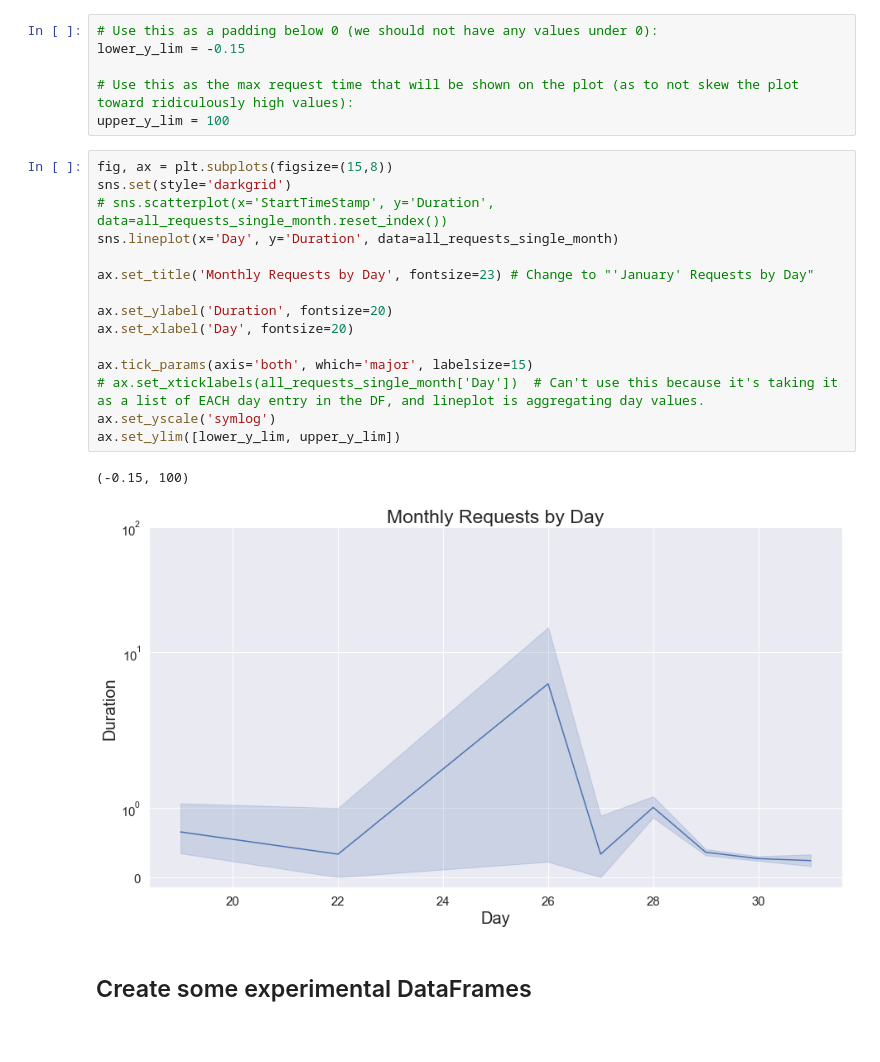
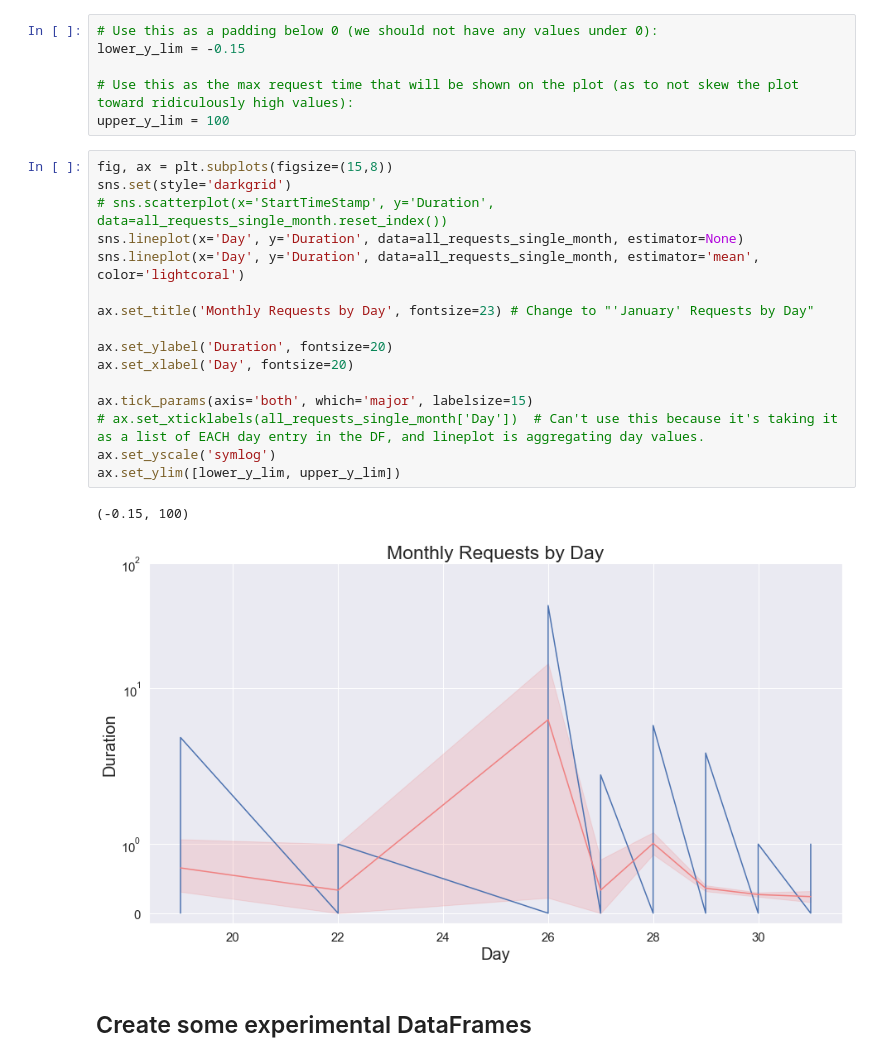
Before and after one commit to leilanihagen/interject-datacell-request-time-data-exploration, a Jupyter notebook: datacell_request_time_v2.ipynb, the cells around one changed output. Cells and saved outputs as stored; diff of their text form.

```diff
--- a/datacell_request_time_v2.ipynb
+++ b/datacell_request_time_v2.ipynb
@@ -336,21 +338,22 @@ upper_y_lim = 100
 # %%
 fig, ax = plt.subplots(figsize=(15,8))
 sns.set(style='darkgrid')
 # sns.scatterplot(x='StartTimeStamp', y='Duration', data=all_requests_single_month.reset_index())
-sns.lineplot(x='Day', y='Duration', data=all_requests_single_month)
+sns.lineplot(x='Day', y='Duration', data=all_requests_single_month, estimator=None)
+sns.lineplot(x='Day', y='Duration', data=all_requests_single_month, estimator='mean', color='lightcoral')
 
 ax.set_title('Monthly Requests by Day', fontsize=23) # Change to "'January' Requests by Day"
 
 ax.set_ylabel('Duration', fontsize=20)
 ax.set_xlabel('Day', fontsize=20)
 
 ax.tick_params(axis='both', which='major', labelsize=15)
 # ax.set_xticklabels(all_requests_single_month['Day'])  # Can't use this because it's taking it as a list of EACH day entry in the DF, and lineplot is aggregating day values.
 ax.set_yscale('symlog')
 ax.set_ylim([lower_y_lim, upper_y_lim])
 # %% [output]
 (-0.15, 100)
-[figure, old version]
+[figure, new version]
 # %% [markdown]
 ## Create some experimental DataFrames
 # %%
```
Also changed, not shown: parts of 29 cells of this notebook.
